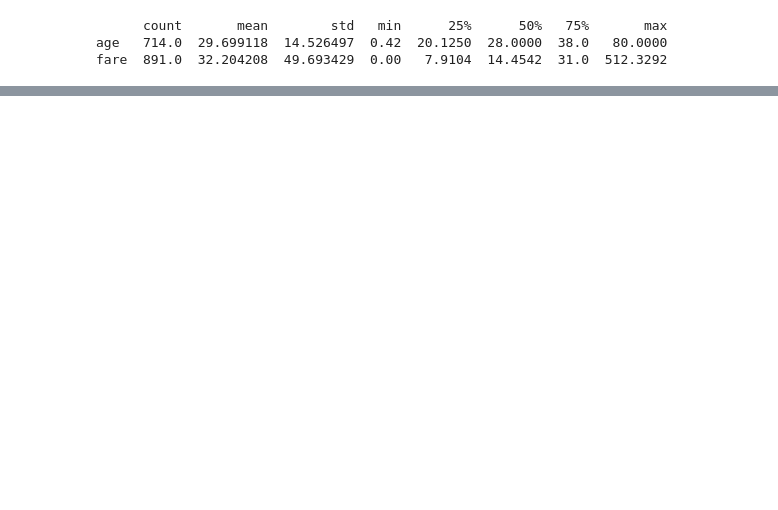
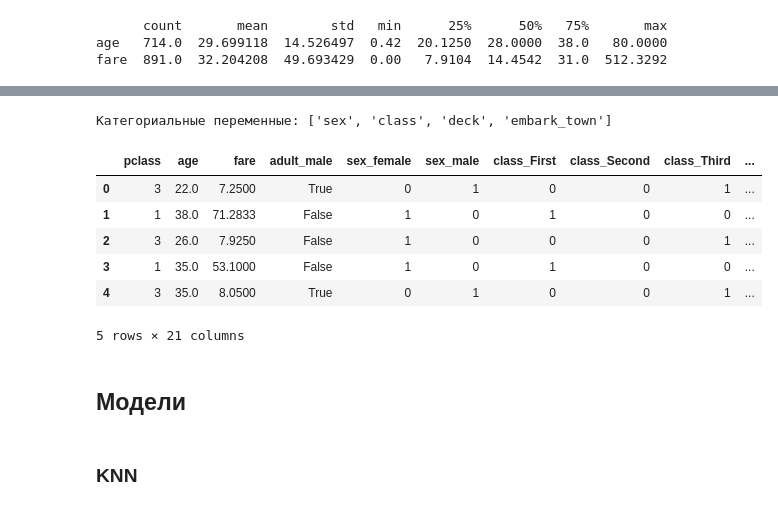
Before and after one commit to vanyagoncharov/CourseMLResourse, a Jupyter notebook: dz_20_titanic.ipynb, the cells around one changed output, grey strips where cells are left out. Drawn from its saved outputs; the diff is of its cells as text; code cells hidden in the pictures; blank space fills up the shorter version.

```diff
--- a/dz_20_titanic.ipynb
+++ b/dz_20_titanic.ipynb
@@ -264,6 +263,0 @@ def calculate_iv(data, feature, target):
-# %%
-# Расчет IV для каждой переменной
-for col in data.columns:
-    if col != 'survived': # целевая переменная
-        iv = calculate_iv(data, col, 'survived')
-        print('Information Value for', col, ':', iv)
@@ -284,0 +284,21 @@ Information Value for alone : 0.05242155397132103
+# %%
+# Проверка наличия категориальных переменных
+cat_vars = [col for col in X.columns if data[col].dtype == 'object' or data[col].dtype == 'category']
+print(f"Категориальные переменные: {cat_vars}")
+
+# Закодируем категориальные переменные методом one hot encoding
+X = pd.get_dummies(X, columns=cat_vars)
+X.head()
+# %% [output]
+Категориальные переменные: ['sex', 'class', 'deck', 'embark_town']
+|  | pclass | age | fare | adult_male | sex_female | sex_male | class_First | class_Second | class_Third | ... |
+| 0 | 3 | 22.0 | 7.2500 | True | 0 | 1 | 0 | 0 | 1 | ... |
+| 1 | 1 | 38.0 | 71.2833 | False | 1 | 0 | 1 | 0 | 0 | ... |
+| 2 | 3 | 26.0 | 7.9250 | False | 1 | 0 | 0 | 0 | 1 | ... |
+| 3 | 1 | 35.0 | 53.1000 | False | 1 | 0 | 1 | 0 | 0 | ... |
+| 4 | 3 | 35.0 | 8.0500 | True | 0 | 1 | 0 | 0 | 1 | ... |
+5 rows × 21 columns
+# %% [markdown]
+## Модели
+# %% [markdown]
+### KNN
```
Also changed, not shown: parts of 58 cells of this notebook.
